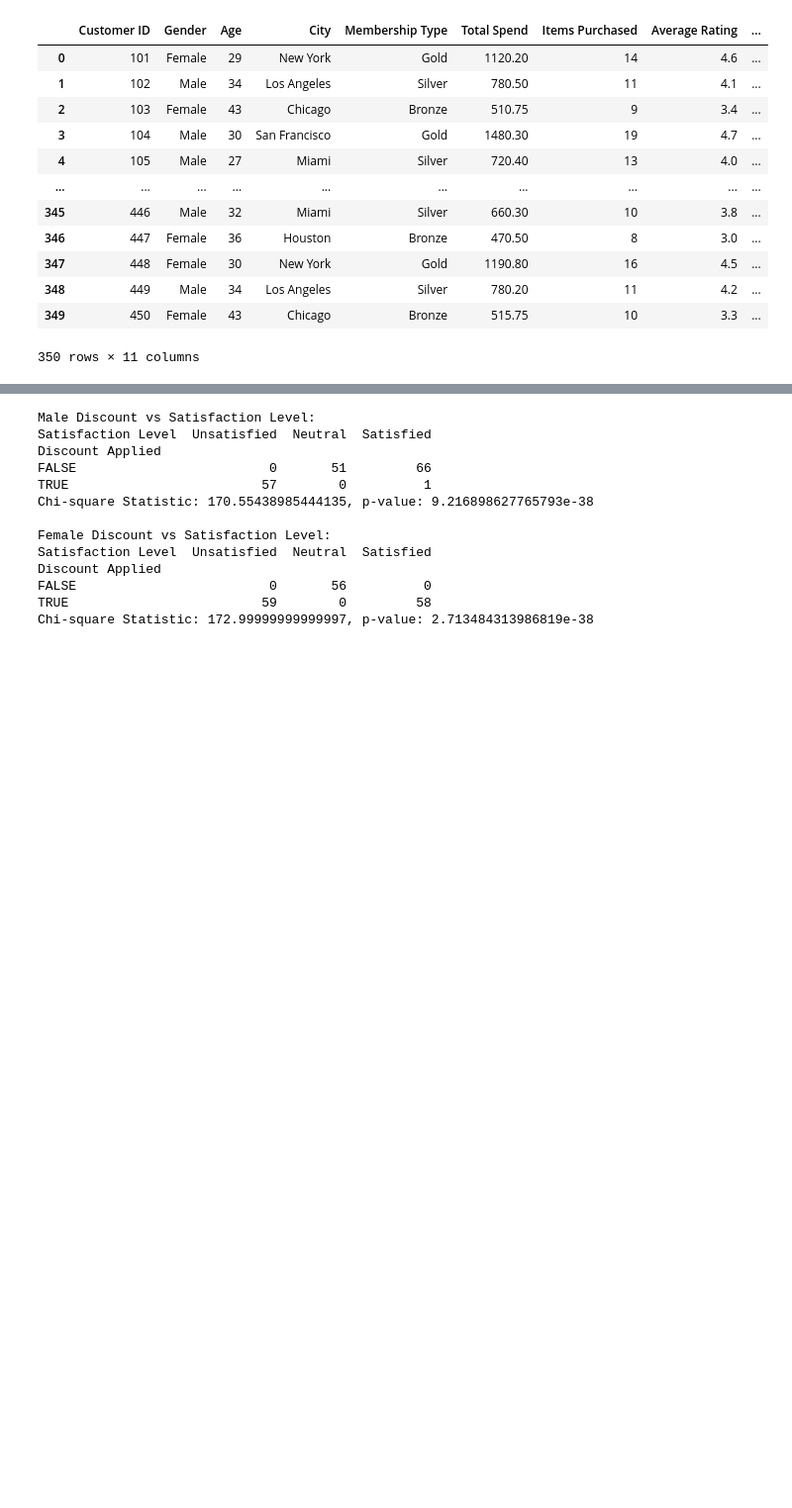
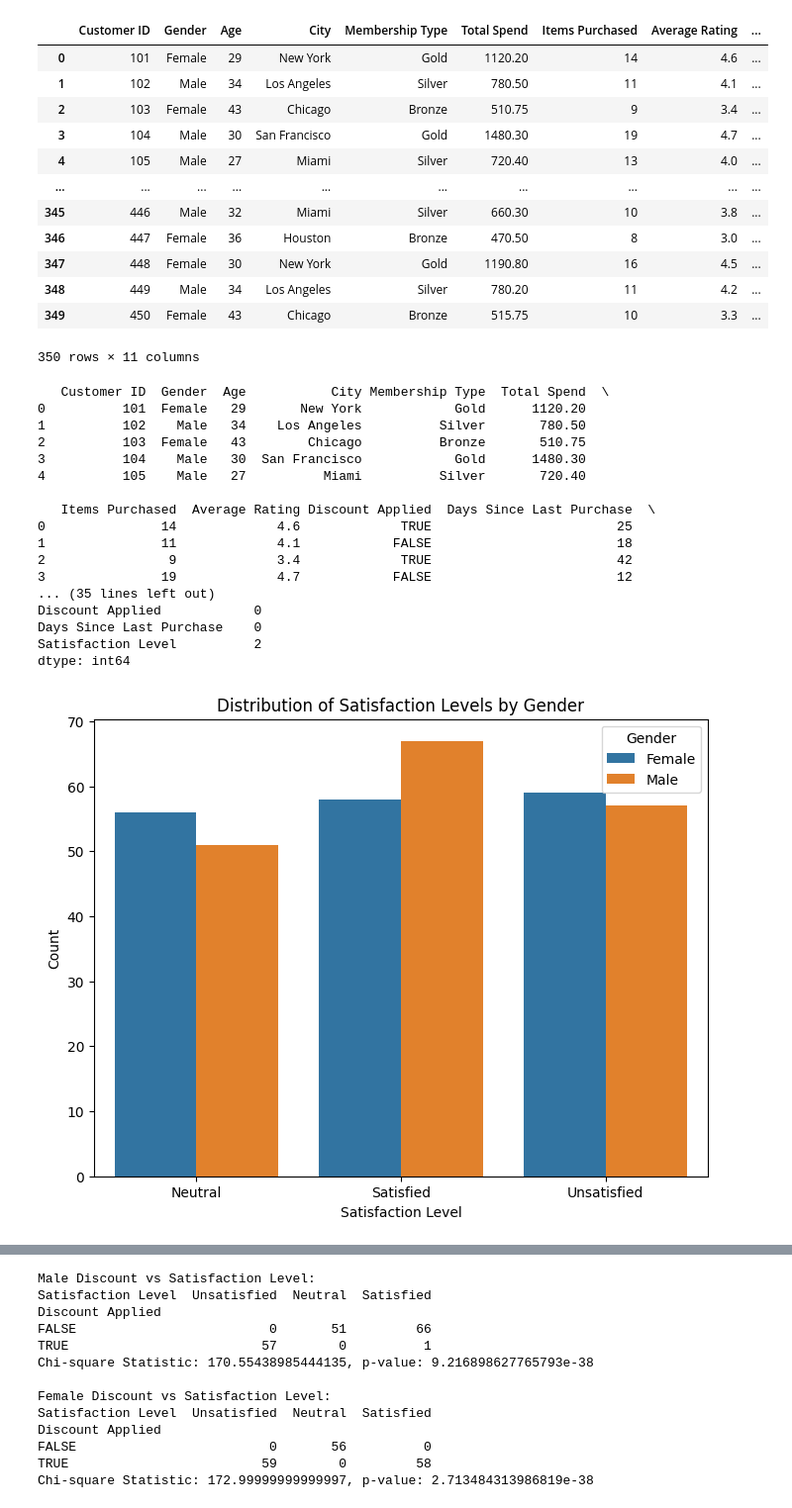
Before and after one commit to efantinatti/team_project-13, a Jupyter notebook: data/Team-13/gender_sensitivity/gender_sensitivity.ipynb, the cells around one changed output, grey strips where cells are left out. Shown at 99% size. Saved outputs shown, nothing was run; the diff lists cells and outputs as text; code cells hidden in the pictures; blank space fills up the shorter version.

Commit message:
Added distribtion graphs

```diff
--- a/data/Team-13/gender_sensitivity/gender_sensitivity.ipynb
+++ b/data/Team-13/gender_sensitivity/gender_sensitivity.ipynb
@@ -34,3 +34,63 @@ df
 | 348 | 449 | Male | 34 | Los Angeles | Silver | 780.20 | 11 | 4.2 | ... |
 | 349 | 450 | Female | 43 | Chicago | Bronze | 515.75 | 10 | 3.3 | ... |
 350 rows × 11 columns
+# %%
+# Import necessary libraries
+import pandas as pd
+import matplotlib.pyplot as plt
+import seaborn as sns
+
+# Display the first few rows and check the structure
+print(df.head())
+
+# Summary statistics and data overview
+print(df.describe())
+
+# Check for missing values
+print(df.isnull().sum())
+
+# Remove missing values
+df = df.dropna()
+
+# Data cleaning and preparation (if needed)
+# Convert categorical variables to appropriate types
+df['Gender'] = df['Gender'].astype('category')
+df['Discount Applied'] = df['Discount Applied'].astype('bool')
+df['Satisfaction Level'] = df['Satisfaction Level'].astype('category')
+
+# EDA: Visualizing distributions and relationships
+# Distribution of satisfaction levels by gender
+plt.figure(figsize=(8, 6))
+sns.countplot(x='Satisfaction Level', hue='Gender', data=df)
+plt.title('Distribution of Satisfaction Levels by Gender')
+plt.xlabel('Satisfaction Level')
+plt.ylabel('Count')
+plt.legend(title='Gender', loc='upper right')
+plt.show()
+
+# Boxplot of purchase values by discount applied
+plt.figure(figsize=(8, 6))
+sns.boxplot(x='Discount Applied', y='Total Spend', data=df)
+plt.title('Purchase Value Distribution by Discount Applied')
+plt.xlabel('Discount Applied')
+plt.ylabel('Purchase Value')
+plt.show()
+# %% [output]
+   Customer ID  Gender  Age           City Membership Type  Total Spend  \
+0          101  Female   29       New York            Gold      1120.20
+1          102    Male   34    Los Angeles          Silver       780.50
+2          103  Female   43        Chicago          Bronze       510.75
+3          104    Male   30  San Francisco            Gold      1480.30
+4          105    Male   27          Miami          Silver       720.40
+
+   Items Purchased  Average Rating Discount Applied  Days Since Last Purchase  \
+0               14             4.6             TRUE                        25
+1               11             4.1            FALSE                        18
+2                9             3.4             TRUE                        42
+3               19             4.7            FALSE                        12
+... (35 lines left out)
+Discount Applied            0
+Days Since Last Purchase    0
+Satisfaction Level          2
+dtype: int64
+[figure, added]
```
Also changed, not shown: parts of 1 cell of this notebook, 1 other file.
